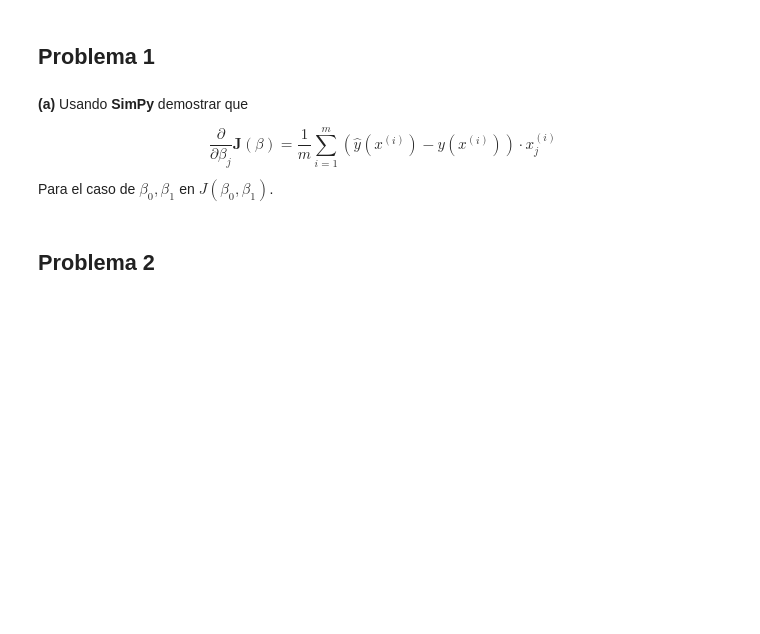
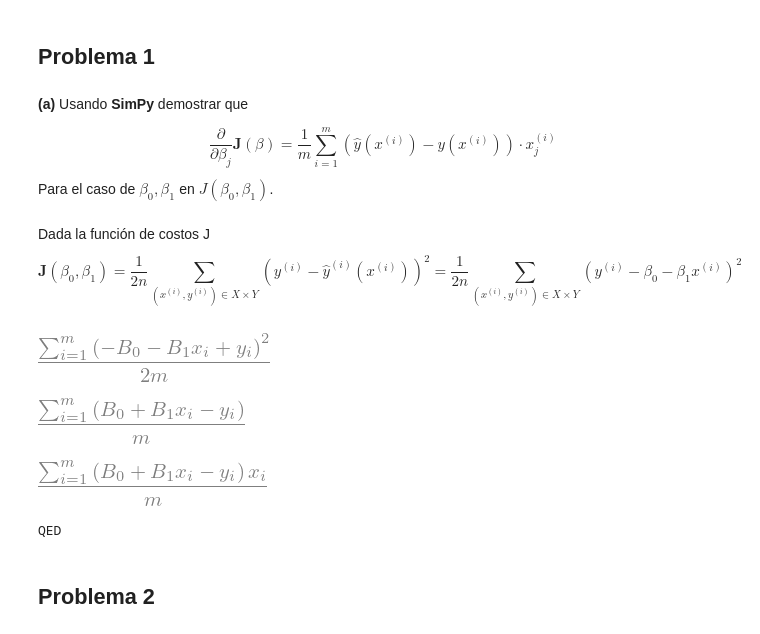
Before and after one commit to Skalas/Matematicas-Computacionales-fall2021, a Jupyter notebook: Juanje82/Tarea_1.ipynb, the cells around one changed output. Cells and saved outputs as stored; diff of their text form; code cells hidden in the pictures; blank space fills up the shorter version.

```diff
--- a/Juanje82/Tarea_1.ipynb
+++ b/Juanje82/Tarea_1.ipynb
@@ -13,3 +16,6 @@ $$
 \frac{\partial}{\partial \beta_j} \textbf{J}(\beta) = \frac{1}{m}\sum_{i=1}^{m}\left(\hat{y}(x^{(i)}) - y(x^{(i)})\right) \cdot x^{(i)}_j
 $$
 Para el caso de $\beta_0, \beta_1$ en $J(\beta_0,\beta_1)$.
+# %% [markdown]
+Dada la función de costos J
+$$\textbf{J}(\beta_0, \beta_1) = \frac{1}{2n}\sum_{(x^{(i)}, y^{(i)}) \in X \times Y} (y^{(i)} - \hat{y}^{(i)}(x^{(i)}))^2 = \frac{1}{2n}\sum_{(x^{(i)}, y^{(i)}) \in X \times Y} (y^{(i)} - \beta_0 - \beta_1 x^{(i)})^2$$
@@ -16,3 +30,25 @@ Para el caso de $\beta_0, \beta_1$ en $J(\beta_0,\beta_1)$.
+# %%
+#Definimos la función de costos J
+J=(1/(2*m))*sympy.Sum((Indexed(y,i)-B0-B1*Indexed(x,i))**2,(i,1,m))
+J
+# %% [output]
+[figure, added]
+# %%
+#Derivamos y simplificamos el resultado respecto a B0
+DJ0=simplify(sympy.diff(J,B0))
+DJ0
+# %% [output]
+[figure, added]
+# %%
+#Derivamos y simplificamos el resultado respecto a B1
+DJ1=simplify(sympy.diff(J,B1))
+DJ1
+# %% [output]
+[figure, added]
+# %%
+print("QED")
+# %% [output]
+QED
 # %% [markdown]
 ## Problema 2
 # %% [markdown]
```
Also changed, not shown: parts of 27 cells of this notebook.
